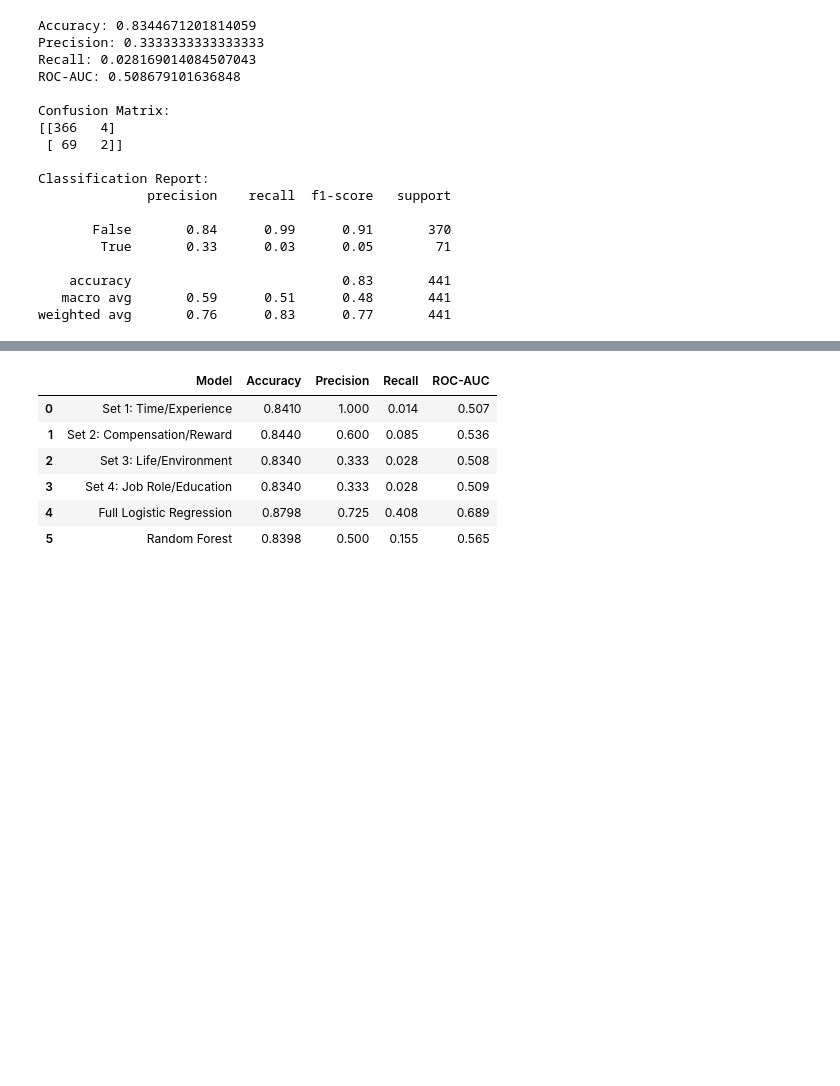
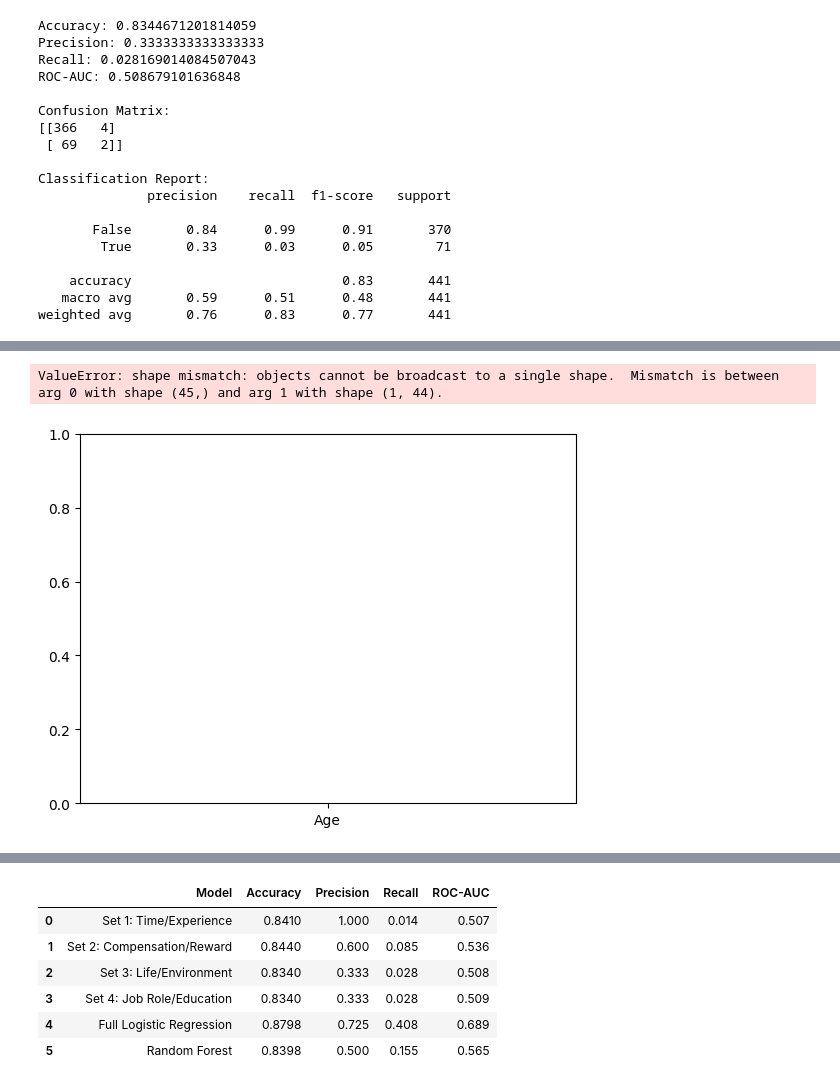
Before and after one commit to lpkennedy6062/Job_Attrition_Predictive_Model, a Jupyter notebook: runthrough.ipynb, the cells around one changed output, grey strips where cells are left out. Drawn from its saved outputs; the diff is of its cells as text; code cells hidden in the pictures; blank space fills up the shorter version.

```diff
--- a/runthrough.ipynb
+++ b/runthrough.ipynb
@@ -78,2 +26,4 @@ YearsWithCurrManager has 18 unique values.
 # %%
-data.drop(['EmployeeCount', 'Over18', 'StandardHours', 'EmployeeNumber'], axis=1, inplace=True)
+data['Attrition'] = (data['Attrition'] == 'Yes').astype(int)
+print(data.columns)
+#data.drop(['EmployeeCount', 'Over18', 'StandardHours', 'EmployeeNumber'], axis=1, inplace=True)
@@ -438,3 +470,12 @@ LogisticRegression(max_iter=500)
+# %%
+plt.figure()
+plt.bar(data.columns,cl
+        fCV.coef_)
+plt.xticks(rotation= "vertical")
+plt.show()
+# %% [output]
+ValueError: shape mismatch: objects cannot be broadcast to a single shape.  Mismatch is between arg 0 with shape (45,) and arg 1 with shape (1, 44).
+[figure, added]
 # %%
 y_pred_full = log_reg_full.predict(X_test_scaled)
 y_prob_full = log_reg_full.predict(X_test_scaled)
```
Also changed, not shown: parts of 24 cells of this notebook, 1 other file.
